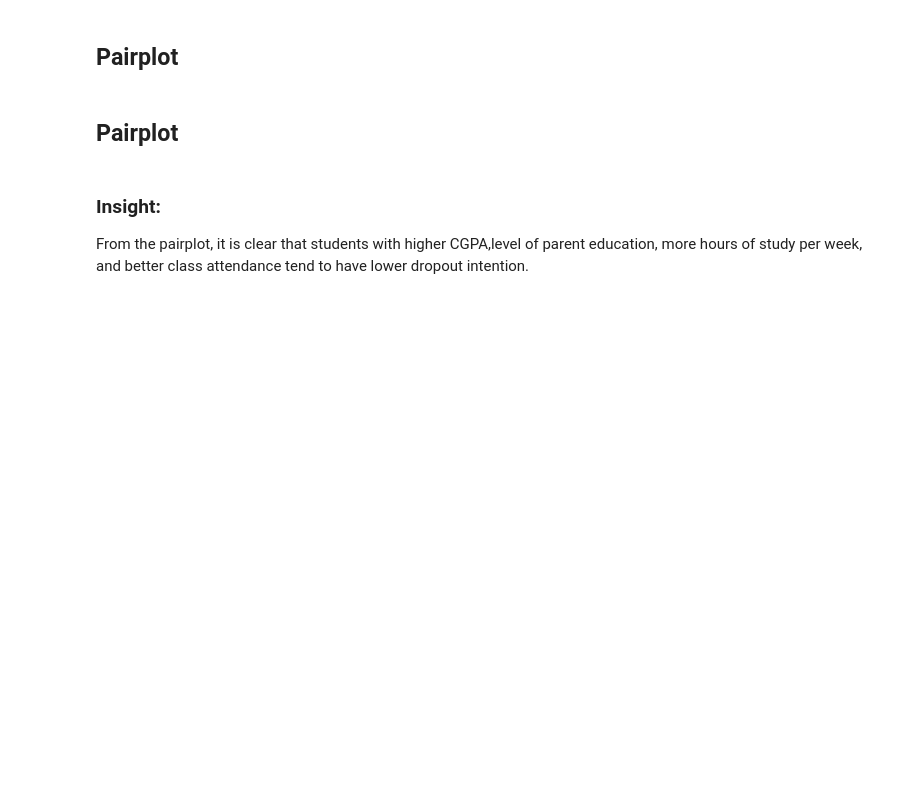
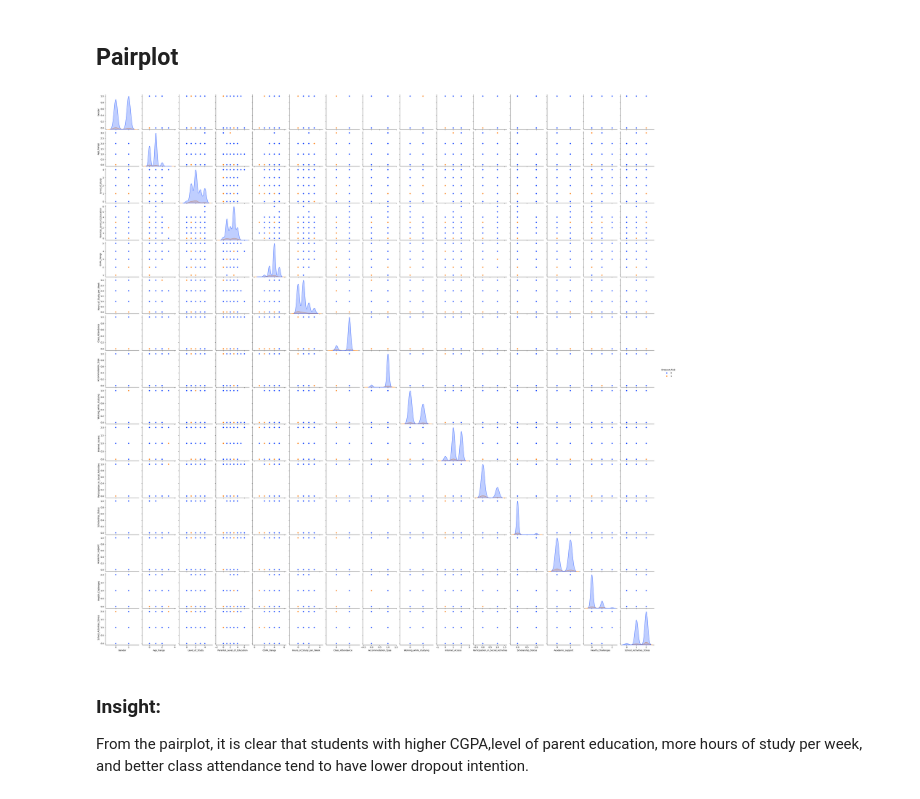
Before and after one commit to OLATECh001/Intelligent-ML-System-for-Student-dropout, a Jupyter notebook: notebook/EDA&FE (1).ipynb, the cells around one changed output. Cells and saved outputs as stored; diff of their text form; code cells hidden in the pictures; blank space fills up the shorter version.

```diff
--- a/notebook/EDA&FE (1).ipynb
+++ b/notebook/EDA&FE (1).ipynb
@@ -1179,11 +1180,18 @@ Numeric features show strong positive correlations, indicating that higher study
 ## Pairplot
 # %%
 # Pairplot using Dropout risk as hue
-# numeric_data = data.select_dtypes(include=['int64', 'float64'])
-# sns.pairplot(data[numeric_data], hue='Dropout_Risk', palette='bright', diag_kind='kde')
-# plt.show()
+numeric_data = data.select_dtypes(include=['int64', 'float64'])
+
+sns.pairplot(
+    numeric_data,
+    hue="Dropout_Risk",
+    palette="bright",
+    diag_kind="kde"
+)
+
+plt.show()
+# %% [output]
+[figure, added]
-# %% [markdown]
-## Pairplot
 # %% [markdown]
 ### Insight:
 From the pairplot, it is clear that students with higher CGPA,level of parent education, more hours of study per week, and better class attendance tend to have lower dropout intention.
```
Also changed, not shown: parts of 1 cell of this notebook, 17 other files.
